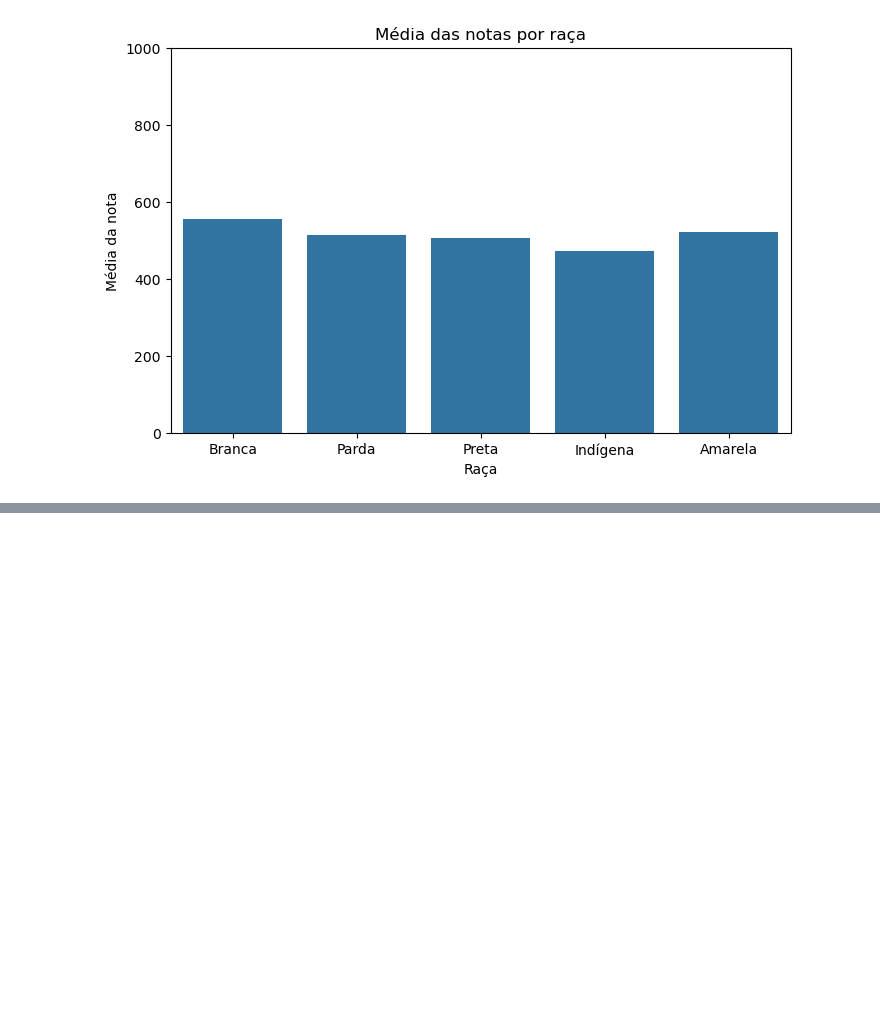
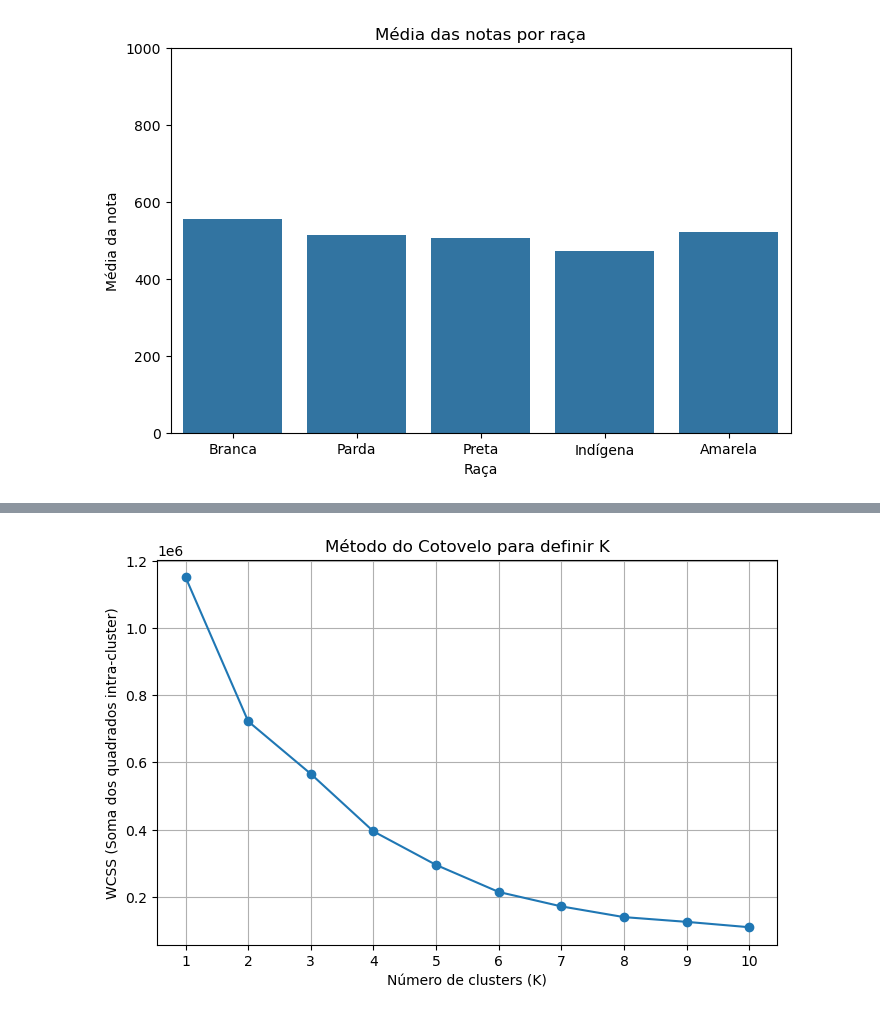
Before and after one commit to Vicente817/Grupo5_basico, a Jupyter notebook: tiago.ipynb, the cells around one changed output, grey strips where cells are left out. Cells and saved outputs as stored; diff of their text form; code cells hidden in the pictures; blank space fills up the shorter version.

```diff
--- a/tiago.ipynb
+++ b/tiago.ipynb
@@ -444,0 +501,27 @@ fig.show()
+# %%
+from sklearn.preprocessing import StandardScaler
+
+# Normaliza os dados antes do clustering
+scaler = StandardScaler()
+X_scaled = scaler.fit_transform(df_cluster)
+
+# Método do cotovelo
+wcss = []
+K_max = 10  # Você pode ajustar esse valor para testar mais ou menos clusters
+
+for k in range(1, K_max + 1):
+    kmeans = KMeans(n_clusters=k, random_state=42)
+    kmeans.fit(X_scaled)
+    wcss.append(kmeans.inertia_)
+
+# Plot do Elbow
+plt.figure(figsize=(8, 5))
+plt.plot(range(1, K_max + 1), wcss, marker='o')
+plt.xlabel('Número de clusters (K)')
+plt.ylabel('WCSS (Soma dos quadrados intra-cluster)')
+plt.title('Método do Cotovelo para definir K')
+plt.xticks(range(1, K_max + 1))
+plt.grid(True)
+plt.show()
+# %% [output]
+[figure, added]
```
Also changed, not shown: parts of 1 cell of this notebook.
